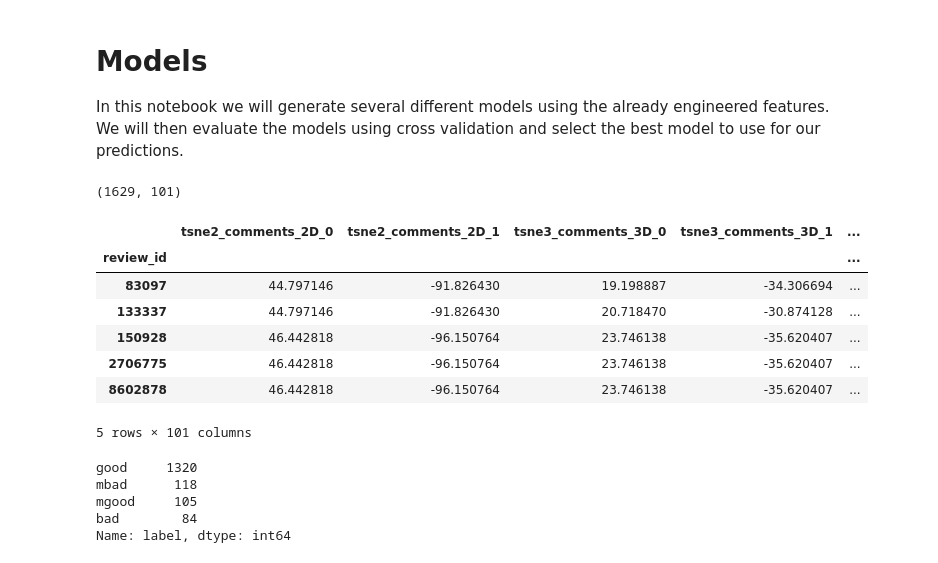
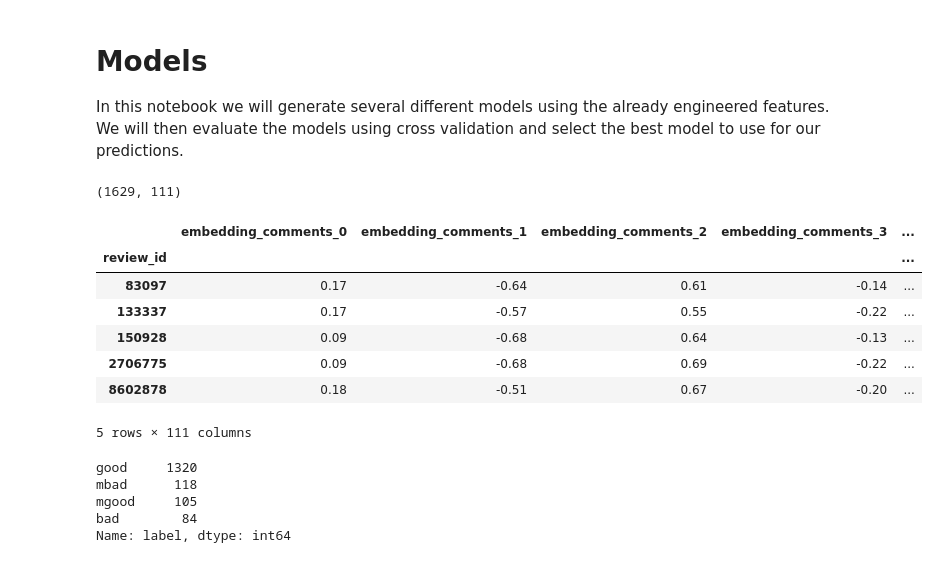
Before and after one commit to g1776/DS440CapstoneIndubitably, a Jupyter notebook: notebooks/modelling/models.ipynb, the cells around one changed output. Saved outputs shown, nothing was run; the diff lists cells and outputs as text; code cells hidden in the pictures.

```diff
--- a/notebooks/modelling/models.ipynb
+++ b/notebooks/modelling/models.ipynb
@@ -6,22 +6,22 @@ import pandas as pd
 from sklearn.model_selection import train_test_split
 # %%
 GEO = 'texas_florida'
-df = pd.read_csv(f'../../data/processed/features_{GEO}.csv')
+df = pd.read_csv(f'../../data/processed/features_{GEO}_no_tsne_no_doubles.csv')
 df.index = df["review_id"]
 df.drop(columns=["review_id"], inplace=True)
 
 print(df.shape)
 df.head()
 # %% [output]
-(1629, 101)
+(1629, 111)
-|  | tsne2_comments_2D_0 | tsne2_comments_2D_1 | tsne3_comments_3D_0 | tsne3_comments_3D_1 | ... |
+|  | embedding_comments_0 | embedding_comments_1 | embedding_comments_2 | embedding_comments_3 | ... |
 | review_id |  |  |  |  | ... |
-| 83097 | 44.797146 | -91.826430 | 19.198887 | -34.306694 | ... |
-| 133337 | 44.797146 | -91.826430 | 20.718470 | -30.874128 | ... |
-| 150928 | 46.442818 | -96.150764 | 23.746138 | -35.620407 | ... |
-| 2706775 | 46.442818 | -96.150764 | 23.746138 | -35.620407 | ... |
-| 8602878 | 46.442818 | -96.150764 | 23.746138 | -35.620407 | ... |
+| 83097 | 0.17 | -0.64 | 0.61 | -0.14 | ... |
+| 133337 | 0.17 | -0.57 | 0.55 | -0.22 | ... |
+| 150928 | 0.09 | -0.68 | 0.64 | -0.13 | ... |
+| 2706775 | 0.09 | -0.68 | 0.69 | -0.22 | ... |
+| 8602878 | 0.18 | -0.51 | 0.67 | -0.20 | ... |
-5 rows × 101 columns
+5 rows × 111 columns
 # %%
 df.label.value_counts()
 # %% [output]
```
Also changed, not shown: parts of 8 cells of this notebook, 7 other files.
